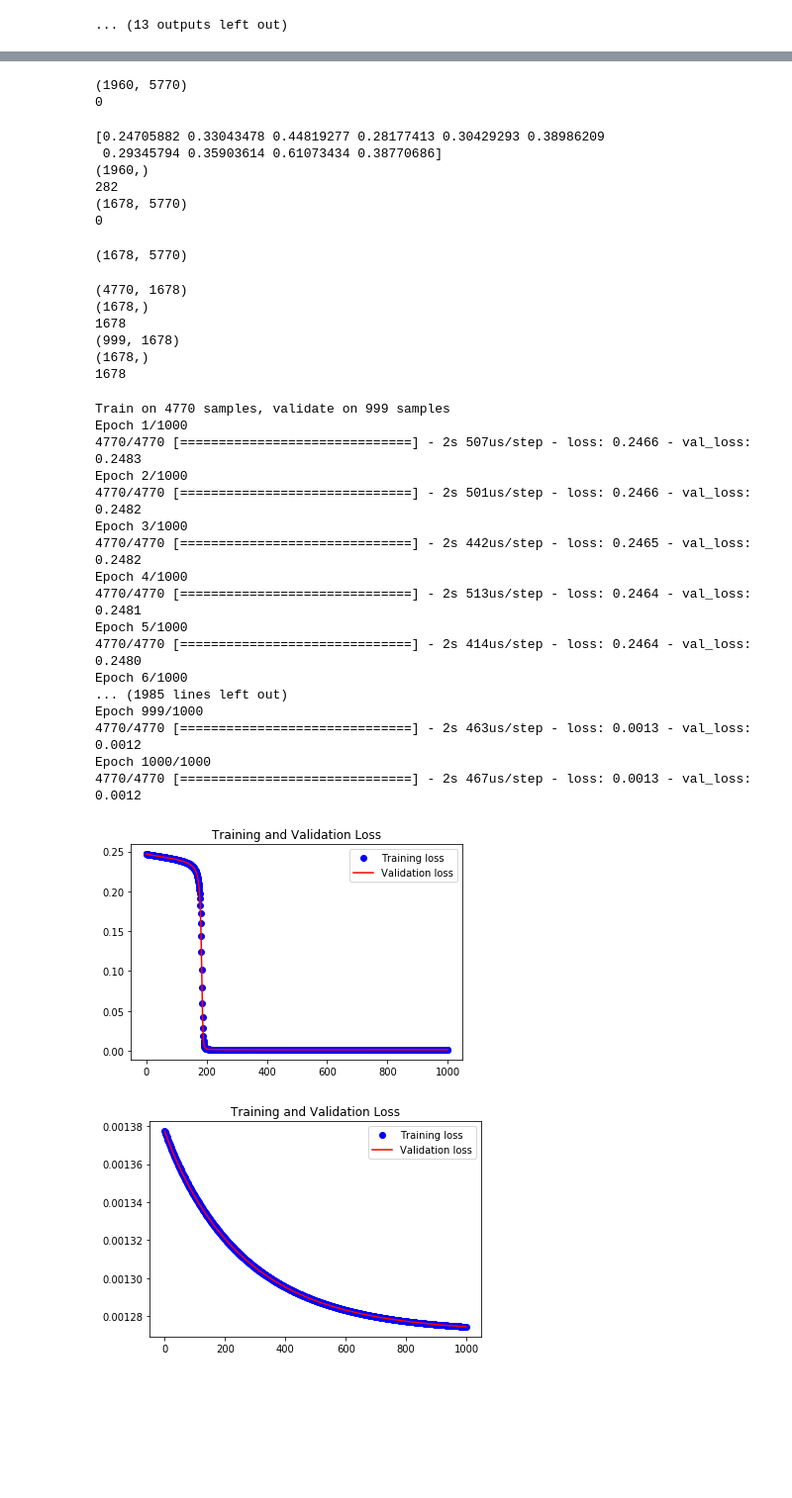
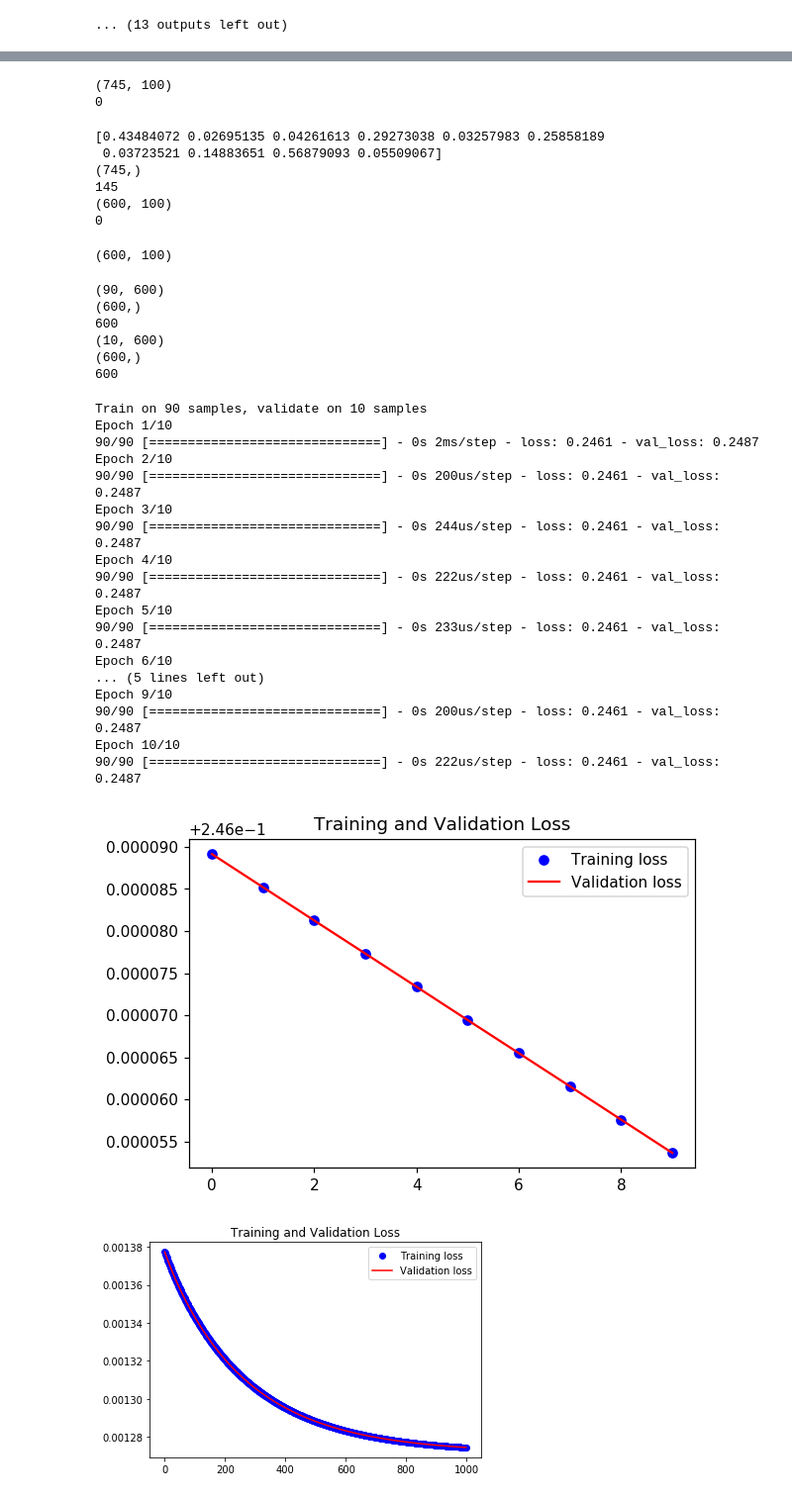
Before and after one commit to mvvucak/Masters-Autoencoder, a Jupyter notebook: DataImport.ipynb, the cells around one changed output, grey strips where cells are left out. Shown at 99% size. Cells and saved outputs as stored; diff of their text form; code cells hidden in the pictures; blank space fills up the shorter version.

Commit message:
Sample Number Fix

```diff
--- a/DataImport.ipynb
+++ b/DataImport.ipynb
@@ -8,9 +8,10 @@ from keras.models import Model
 # %% [output]
 Using TensorFlow backend.
 # %%
-datapath = "E:\\Development Project\\Data\\GNPS Binned" #Absolute path for data.
-datapath = "E:\\Development Project\\Code\\Masters-Autoencoder\\Sample Data"
-numSamples = 100
+datapath = "Sample Data"
+#datapath = "E:\\Development Project\\Data\\GNPS Binned" #Absolute path for data.
+#datapath = "E:\\Development Project\\Code\\Masters-Autoencoder\\Sample Data"
+num_samples = 100
 numFeatures = 2995
 default_dpi = plt.rcParamsDefault['figure.dpi']
 plt.rcParams['figure.dpi'] = default_dpi*1.1
@@ -231,7 +232,7 @@ print(testmain.shape)
 nzero = (np.count_nonzero(testmain, axis =1))
 print(len(np.where(nzero<6)[0])) #Verify that all <6 non-zero features were removed. Should output 0.
 # %% [output]
-(1960, 5770)
+(745, 100)
 0
 # %%
 maxVals = np.amax(testmain, axis=1) #Get max values for each feature.
@@ -245,20 +246,21 @@ numFeatures = testmain.shape[0] #Update feature number variable
 maxValsVerify = (np.amax(testmain, axis = 1))
 print(len(np.where(maxValsVerify<0.05)[0])) #Verify said features have been removed.
 # %% [output]
-[0.24705882 0.33043478 0.44819277 0.28177413 0.30429293 0.38986209
- 0.29345794 0.35903614 0.61073434 0.38770686]
-(1960,)
-282
-(1678, 5770)
+[0.43484072 0.02695135 0.04261613 0.29273038 0.03257983 0.25858189
+ 0.03723521 0.14883651 0.56879093 0.05509067]
+(745,)
+145
+(600, 100)
 0
 # %%
 print(testmain.shape)
 # %% [output]
-(1678, 5770)
+(600, 100)
 # %%
 def basic_autoencoder(x_train, x_val, epochs=100, encoded_dim=10):
     # inputLayer = Input(shape=x_train.shape) #This line brings up this error: expected input_4 to have 3 dimensions, but got array with shape (600, 100)
     inputLayer = Input(shape=(x_train.shape[1],))  # fixed
+    output_dims = x_train.shape[1]
 
     l = inputLayer
     l = Dense(256, activation='relu')(l)
@@ -271,7 +273,7 @@ def basic_autoencoder(x_train, x_val, epochs=100, encoded_dim=10):
     l2 = Dense(16, activation='relu')(l)
     l2 = Dense(128, activation='relu')(l2)
     l2 = Dense(256, activation='relu')(l2)
-    l2 = Dense(1678, activation='sigmoid')(l2)
+    l2 = Dense(output_dims, activation='sigmoid')(l2)
 
     out_layer = l2
 
@@ -308,54 +310,54 @@ def plot_loss(fitted_model, train_data, val_data, epochs):
 # %%
 x_train = testmain
 # x_train = x_train.reshape((1, -1))
 x_train = x_train.transpose()  # transpose so that axis 0 is samples.
-x_val = x_train[4771:]
-x_train = x_train[:4770]
+x_val = x_train[num_samples-10:]
+x_train = x_train[:num_samples-10]
 
 print(x_train.shape)
 print(x_train[0].shape)
 print(x_train.shape[1])
 print(x_val.shape)
 print(x_val[0].shape)
 print(x_val.shape[1])
 
-epochs1 = 1000
+epochs1 = 10
 epochs2 = 200
 epochs3 = 500
 
 enc1 = basic_autoencoder(x_train, x_val, epochs=epochs1, encoded_dim=10)
 plot_loss(enc1, x_train, x_val, epochs1)
 
 #enc2 = basic_autoencoder(x_train, x_val, epochs=epochs2, encoded_dim=10)
 #plot_loss(enc2, x_train, x_val, epochs2)
 
 #enc3 = basic_autoencoder(x_train, x_val, epochs=epochs3, encoded_dim=10)
 #plot_loss(enc3, x_train, x_val, epochs3)
 # %% [output]
-(4770, 1678)
-(1678,)
-1678
-(999, 1678)
-(1678,)
-1678
+(90, 600)
+(600,)
+600
+(10, 600)
+(600,)
+600
-Train on 4770 samples, validate on 999 samples
-Epoch 1/1000
-4770/4770 [==============================] - 2s 507us/step - loss: 0.2466 - val_loss: 0.2483
-Epoch 2/1000
-4770/4770 [==============================] - 2s 501us/step - loss: 0.2466 - val_loss: 0.2482
-Epoch 3/1000
-4770/4770 [==============================] - 2s 442us/step - loss: 0.2465 - val_loss: 0.2482
-Epoch 4/1000
-4770/4770 [==============================] - 2s 513us/step - loss: 0.2464 - val_loss: 0.2481
-Epoch 5/1000
-4770/4770 [==============================] - 2s 414us/step - loss: 0.2464 - val_loss: 0.2480
-Epoch 6/1000
-... (1985 lines left out)
-Epoch 999/1000
-4770/4770 [==============================] - 2s 463us/step - loss: 0.0013 - val_loss: 0.0012
-Epoch 1000/1000
-4770/4770 [==============================] - 2s 467us/step - loss: 0.0013 - val_loss: 0.0012
+Train on 90 samples, validate on 10 samples
+Epoch 1/10
+90/90 [==============================] - 0s 2ms/step - loss: 0.2461 - val_loss: 0.2487
+Epoch 2/10
+90/90 [==============================] - 0s 200us/step - loss: 0.2461 - val_loss: 0.2487
+Epoch 3/10
+90/90 [==============================] - 0s 244us/step - loss: 0.2461 - val_loss: 0.2487
+Epoch 4/10
+90/90 [==============================] - 0s 222us/step - loss: 0.2461 - val_loss: 0.2487
+Epoch 5/10
+90/90 [==============================] - 0s 233us/step - loss: 0.2461 - val_loss: 0.2487
+Epoch 6/10
+... (5 lines left out)
+Epoch 9/10
+90/90 [==============================] - 0s 200us/step - loss: 0.2461 - val_loss: 0.2487
+Epoch 10/10
+90/90 [==============================] - 0s 222us/step - loss: 0.2461 - val_loss: 0.2487
-[figure, old version]
+[figure, new version]
 # %%
 plot_loss(enc3, x_train, x_val, epochs3)
 # %% [output]
```
Also changed, not shown: parts of 4 cells of this notebook.
